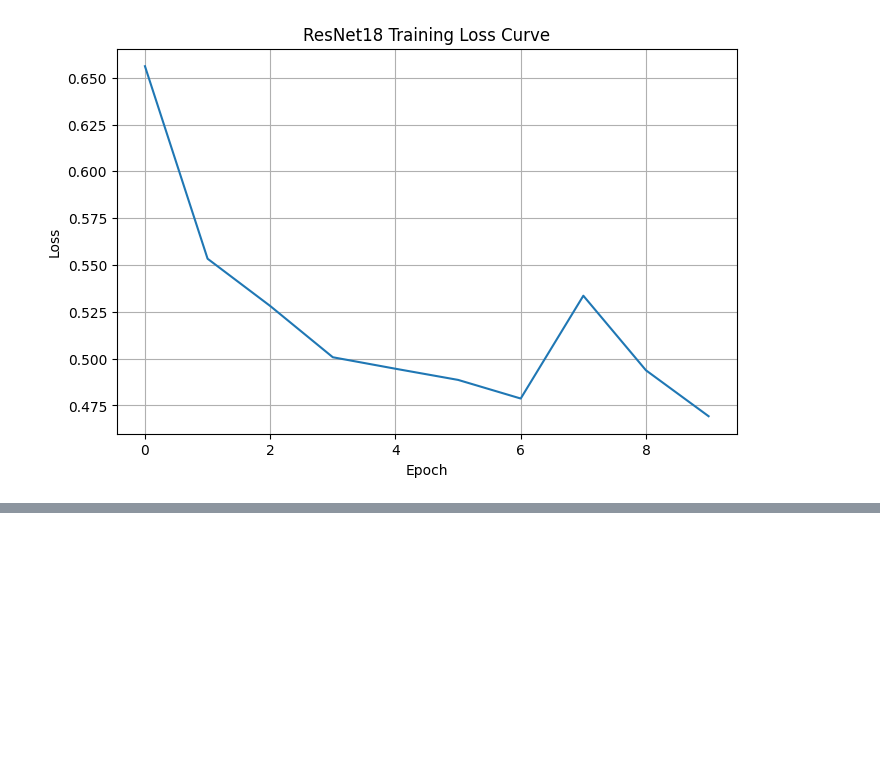
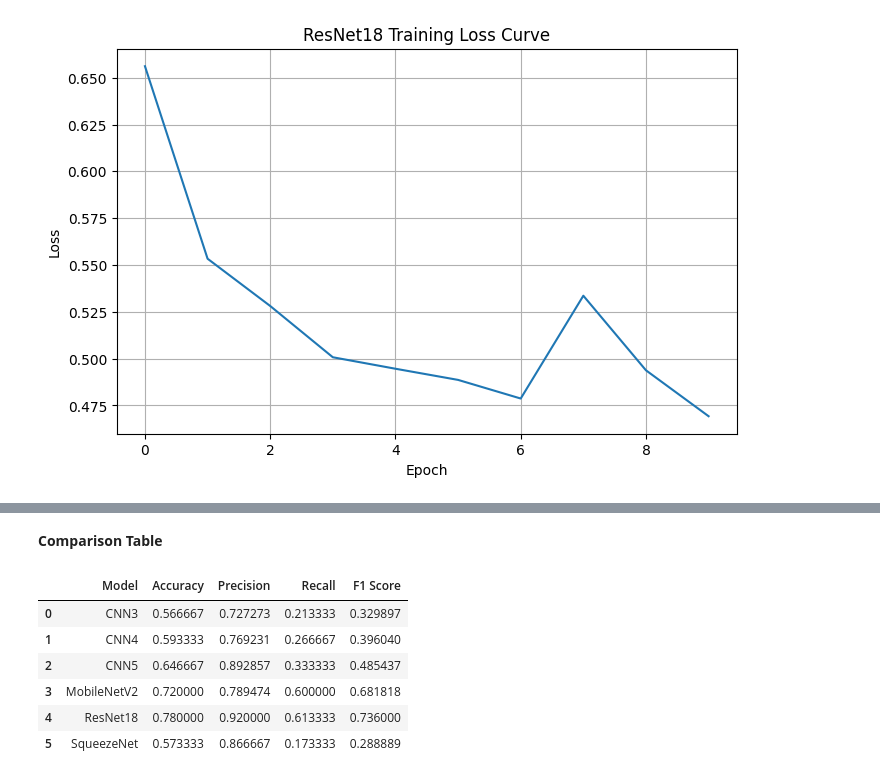
Before and after one commit to Haniakhan702/AneRBC-ANN-and-DL, a Jupyter notebook: AneRBC_ANN_and_DL.ipynb, the cells around one changed output, grey strips where cells are left out. Saved outputs shown, nothing was run; the diff lists cells and outputs as text; code cells hidden in the pictures; blank space fills up the shorter version.

Commit message:
Train SqueezeNet and Comparison Table

```diff
--- a/AneRBC_ANN_and_DL.ipynb
+++ b/AneRBC_ANN_and_DL.ipynb
@@ -1303,0 +1308,2 @@ plt.show()
+# %%
+squeezenet = models.squeezenet1_0(pretrained=True)
@@ -1303,0 +1314,5 @@ plt.show()
+# %%
+squeezenet.classifier[1] = nn.Conv2d(512, 2, kernel_size=1)
+squeezenet.num_classes = 2
+
+squeezenet = squeezenet.to(device)
@@ -1303,0 +1349,5 @@ plt.show()
+# %%
+y_true_sq, y_pred_sq = evaluate_model(
+    squeezenet,
+    test_loader
+)
@@ -1303,0 +1368,55 @@ plt.show()
+# %% [markdown]
+**Comparison Table**
+# %%
+import pandas as pd
+from sklearn.metrics import accuracy_score, precision_score, recall_score, f1_score
+
+results = pd.DataFrame({
+    "Model": ["CNN3", "CNN4", "CNN5", "MobileNetV2", "ResNet18", "SqueezeNet"],
+
+    "Accuracy": [
+        accuracy_score(y_true_3, y_pred_3),
+        accuracy_score(y_true_4, y_pred_4),
+        accuracy_score(y_true_5, y_pred_5),
+        accuracy_score(y_true_mob, y_pred_mob),
+        accuracy_score(y_true_res, y_pred_res),
+        accuracy_score(y_true_sq, y_pred_sq),
+    ],
+
+    "Precision": [
+        precision_score(y_true_3, y_pred_3),
+        precision_score(y_true_4, y_pred_4),
+        precision_score(y_true_5, y_pred_5),
+        precision_score(y_true_mob, y_pred_mob),
+        precision_score(y_true_res, y_pred_res),
+        precision_score(y_true_sq, y_pred_sq),
+    ],
+
+    "Recall": [
+        recall_score(y_true_3, y_pred_3),
+        recall_score(y_true_4, y_pred_4),
+        recall_score(y_true_5, y_pred_5),
+        recall_score(y_true_mob, y_pred_mob),
+        recall_score(y_true_res, y_pred_res),
+        recall_score(y_true_sq, y_pred_sq),
+    ],
+
+    "F1 Score": [
+        f1_score(y_true_3, y_pred_3),
+        f1_score(y_true_4, y_pred_4),
+        f1_score(y_true_5, y_pred_5),
+        f1_score(y_true_mob, y_pred_mob),
+        f1_score(y_true_res, y_pred_res),
+        f1_score(y_true_sq, y_pred_sq),
+    ]
+})
+
+results
+# %% [output]
+|  | Model | Accuracy | Precision | Recall | F1 Score |
+| 0 | CNN3 | 0.566667 | 0.727273 | 0.213333 | 0.329897 |
+| 1 | CNN4 | 0.593333 | 0.769231 | 0.266667 | 0.396040 |
+| 2 | CNN5 | 0.646667 | 0.892857 | 0.333333 | 0.485437 |
+| 3 | MobileNetV2 | 0.720000 | 0.789474 | 0.600000 | 0.681818 |
+| 4 | ResNet18 | 0.780000 | 0.920000 | 0.613333 | 0.736000 |
+| 5 | SqueezeNet | 0.573333 | 0.866667 | 0.173333 | 0.288889 |
```
Also changed, not shown: parts of 10 cells of this notebook.
